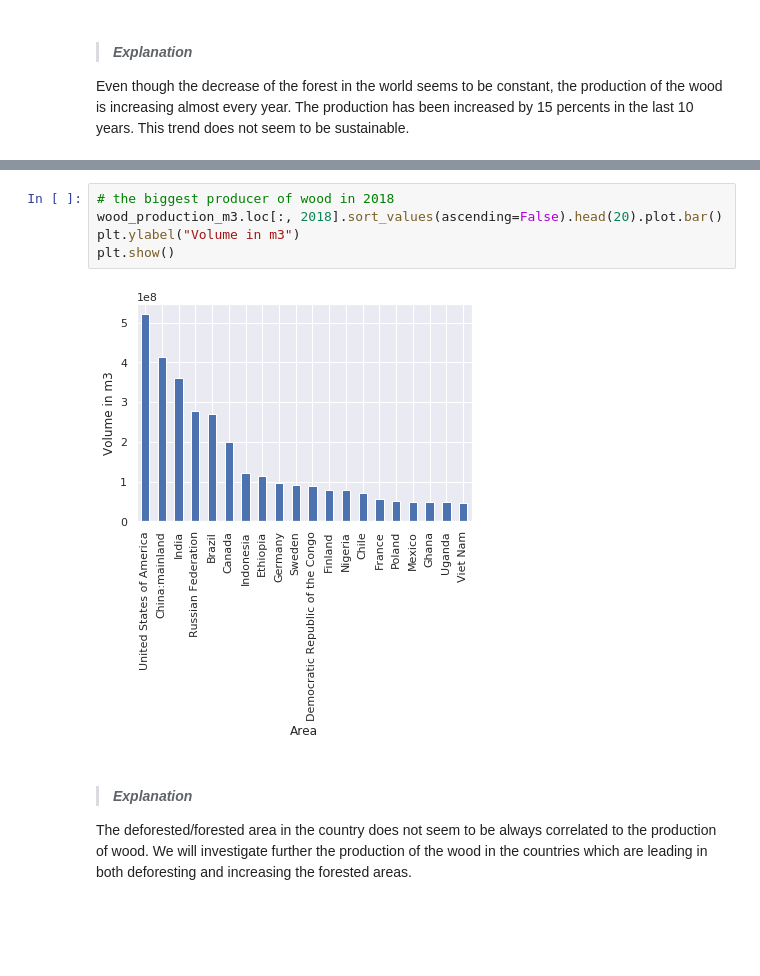
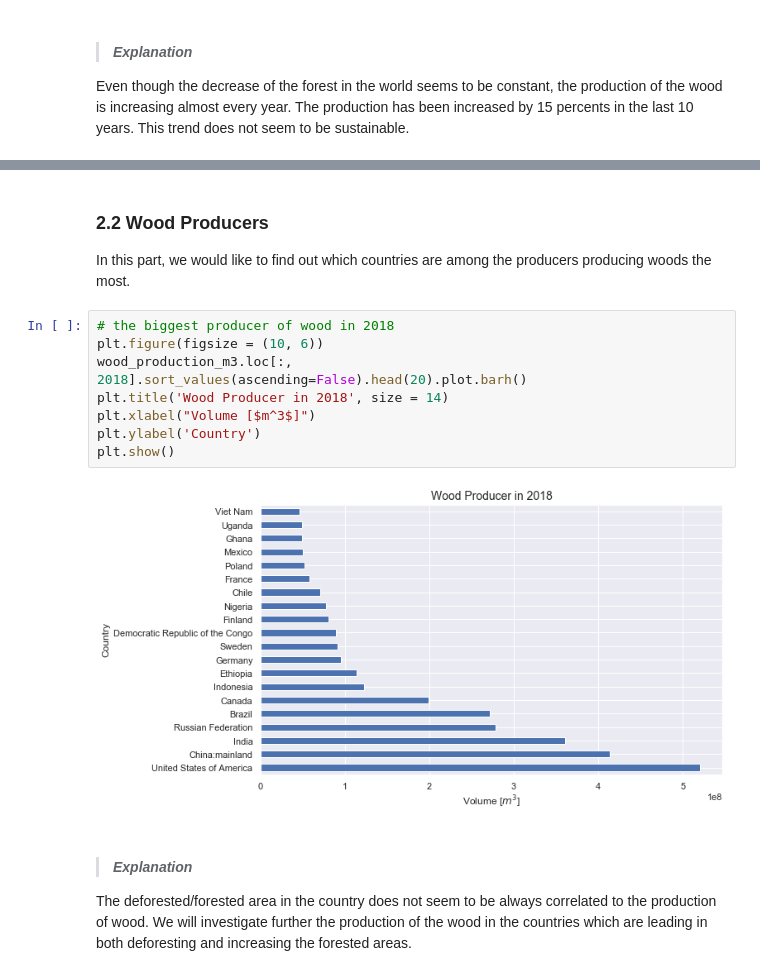
Before and after one commit to kostelansky17/disappearing_forests, a Jupyter notebook: main.ipynb, the cells around one changed output, grey strips where cells are left out. Saved outputs shown, nothing was run; the diff lists cells and outputs as text; blank space fills up the shorter version.

```diff
--- a/main.ipynb
+++ b/main.ipynb
@@ -702,10 +885,16 @@ Even though the decrease of the forest in the world seems to be constant, the pr
+# %% [markdown]
+### 2.2 Wood Producers
+In this part, we would like to find out which countries are among the producers producing woods the most.
 # %%
 # the biggest producer of wood in 2018
-wood_production_m3.loc[:, 2018].sort_values(ascending=False).head(20).plot.bar()
-plt.ylabel("Volume in m3")
+plt.figure(figsize = (10, 6))
+wood_production_m3.loc[:, 2018].sort_values(ascending=False).head(20).plot.barh()
+plt.title('Wood Producer in 2018', size = 14)
+plt.xlabel("Volume [$m^3$]")
+plt.ylabel('Country')
 plt.show()
 # %% [output]
-[figure, old version]
+[figure, new version]
 # %% [markdown]
 > #### ***Explanation***
 The deforested/forested area in the country does not seem to be always correlated to the production of wood. We will investigate further the production of the wood in the countries which are leading in both deforesting and increasing the forested areas.
```
Also changed, not shown: parts of 130 cells of this notebook.
